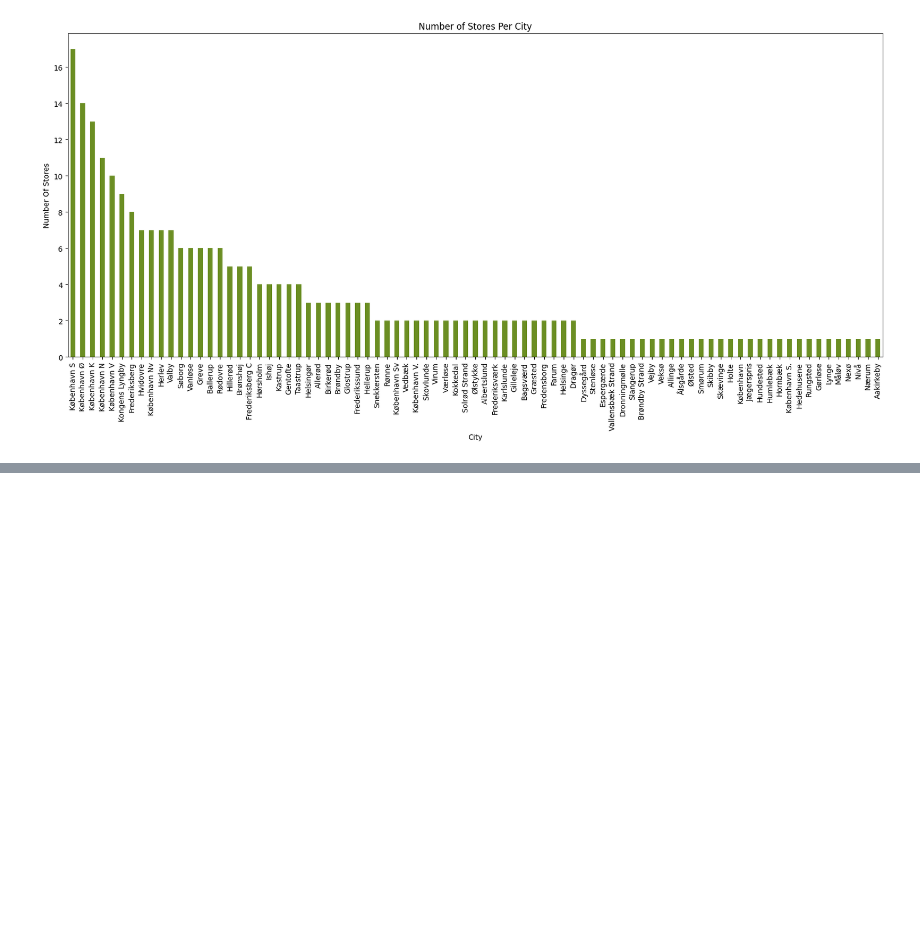
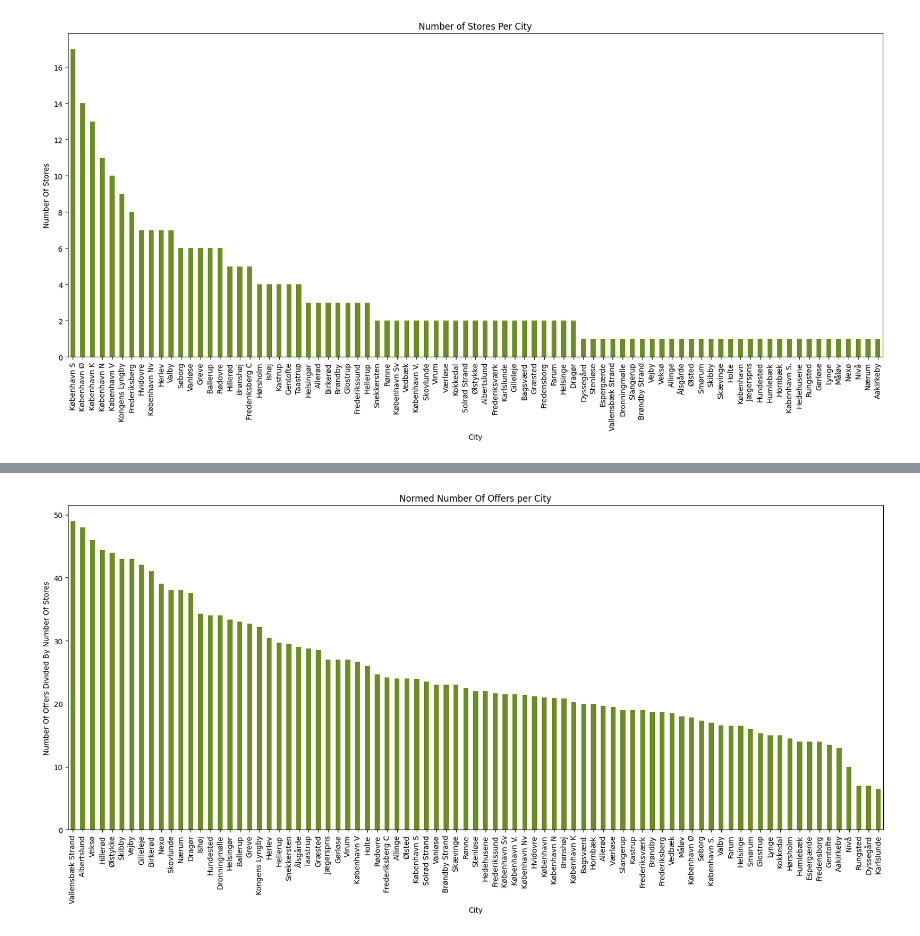
Before and after one commit to PhilipFrischMoller/ABA_Food_Waste_Project, a Jupyter notebook: Exploratory_Analysisv2.ipynb, the cells around one changed output, grey strips where cells are left out. Drawn from its saved outputs; the diff is of its cells as text; code cells hidden in the pictures; blank space fills up the shorter version.

Commit message:
added a few visualisations

```diff
--- a/Exploratory_Analysisv2.ipynb
+++ b/Exploratory_Analysisv2.ipynb
@@ -376,0 +392,12 @@ plt.show()
+# %%
+# normalised offers per city based on how many stores are in a city
+
+df_NumberOfOffers_norm = df[['address.street','address.city']].groupby('address.city').nunique().join(df[['offer.startTime','address.city']].groupby('address.city').count())
+df_NumberOfOffers_norm = df_NumberOfOffers_norm.rename(columns = {'offer.startTime': 'NumberOfOffers', 'address.street': 'NumberOfStores'})
+df_NumberOfOffers_norm['NumberOfOffersNormed'] = df_NumberOfOffers_norm['NumberOfOffers']/df_NumberOfOffers_norm['NumberOfStores']
+df_NumberOfOffers_norm = df_NumberOfOffers_norm.sort_values('NumberOfOffersNormed',ascending=False)
+
+df_NumberOfOffers_norm[['NumberOfOffersNormed']].plot.bar(figsize=(20,8), legend=False,ylabel='Number Of Offers Divided By Number Of Stores', xlabel='City', title='Normed Number Of Offers per City',color='olivedrab')
+plt.show()
+# %% [output]
+[figure, added]
```
Also changed, not shown: parts of 12 cells of this notebook.
